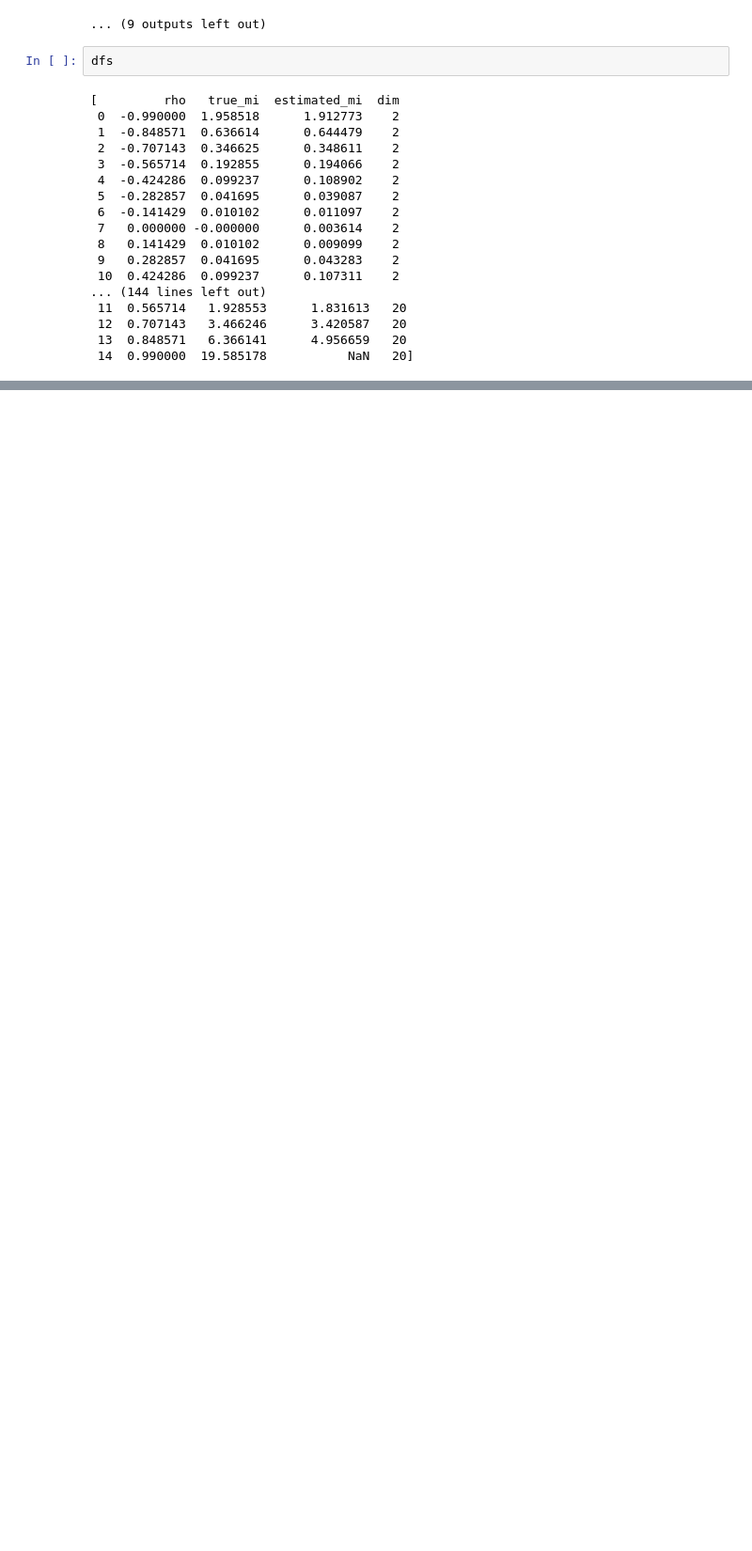
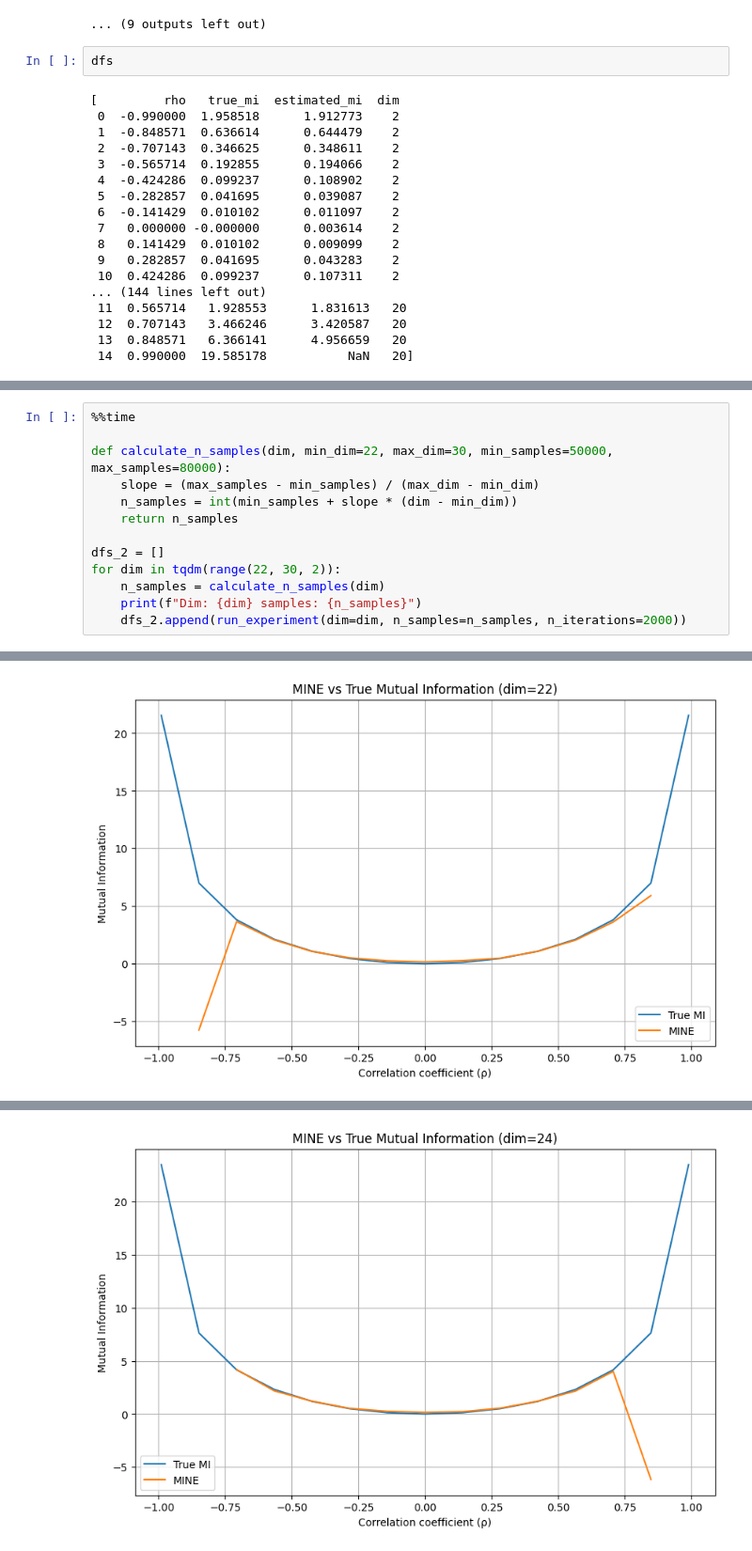
Before and after one commit to neerajchhimwal/dsc-261-project-f24, a Jupyter notebook: MINE-experiments-nb.ipynb, the cells around one changed output, grey strips where cells are left out. Shown at 94% size. Drawn from its saved outputs; the diff is of its cells as text; blank space fills up the shorter version.

Commit message:
updated experiments notebook

```diff
--- a/MINE-experiments-nb.ipynb
+++ b/MINE-experiments-nb.ipynb
@@ -916,0 +926,14 @@ dfs
+# %%
+%%time
+
+def calculate_n_samples(dim, min_dim=22, max_dim=30, min_samples=50000, max_samples=80000):
+    slope = (max_samples - min_samples) / (max_dim - min_dim)
+    n_samples = int(min_samples + slope * (dim - min_dim))
+    return n_samples
+
+dfs_2 = []
+for dim in tqdm(range(22, 30, 2)):
+    n_samples = calculate_n_samples(dim)
+    print(f"Dim: {dim} samples: {n_samples}")
+    dfs_2.append(run_experiment(dim=dim, n_samples=n_samples, n_iterations=2000))
+# %% [output]
@@ -916,0 +957 @@ dfs
+[figure, added]
@@ -916,0 +975 @@ dfs
+[figure, added]
```
Also changed, not shown: parts of 7 cells of this notebook.
